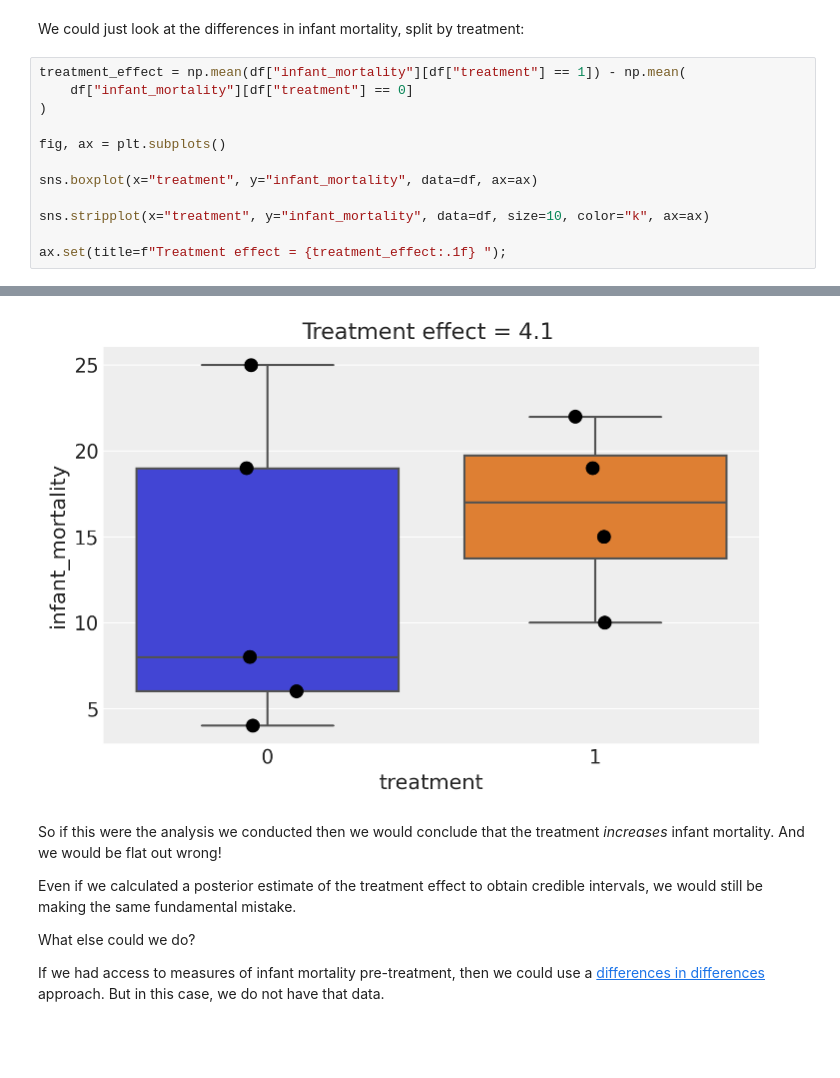
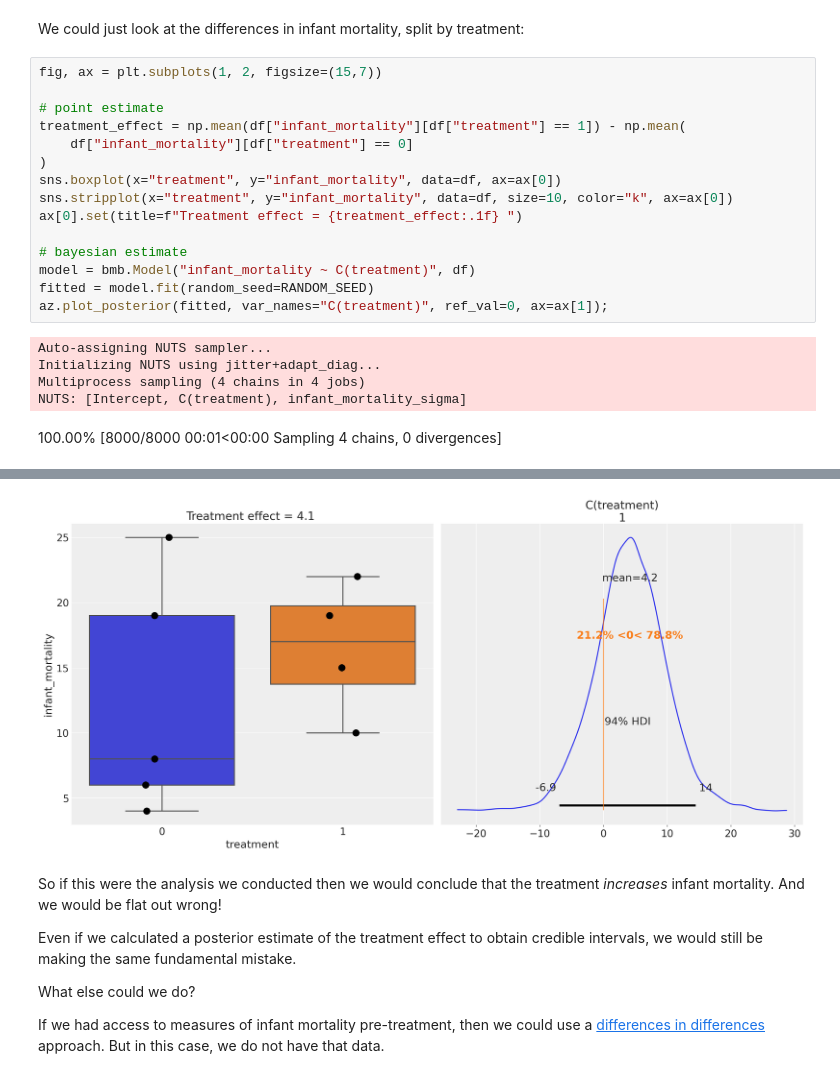
Before and after one commit to drbenvincent/pymc-examples, a Jupyter notebook: examples/causal_inference/propensity_scores.ipynb, the cells around one changed output, grey strips where cells are left out. Saved outputs shown, nothing was run; the diff lists cells and outputs as text; blank space fills up the shorter version.

Commit message:
add regression model to "control" for the confounders + add bambi

```diff
--- a/examples/causal_inference/propensity_scores.ipynb
+++ b/examples/causal_inference/propensity_scores.ipynb
@@ -85,15 +86,23 @@ pgm.render(dpi=200);
 # %% [markdown]
 We could just look at the differences in infant mortality, split by treatment:
 # %%
+fig, ax = plt.subplots(1, 2, figsize=(15,7))
+
+# point estimate
 treatment_effect = np.mean(df["infant_mortality"][df["treatment"] == 1]) - np.mean(
     df["infant_mortality"][df["treatment"] == 0]
 )
+sns.boxplot(x="treatment", y="infant_mortality", data=df, ax=ax[0])
+sns.stripplot(x="treatment", y="infant_mortality", data=df, size=10, color="k", ax=ax[0])
+ax[0].set(title=f"Treatment effect = {treatment_effect:.1f} ")
 
-fig, ax = plt.subplots()
-
-sns.boxplot(x="treatment", y="infant_mortality", data=df, ax=ax)
-
-sns.stripplot(x="treatment", y="infant_mortality", data=df, size=10, color="k", ax=ax)
-
-ax.set(title=f"Treatment effect = {treatment_effect:.1f} ");
+# bayesian estimate
+model = bmb.Model("infant_mortality ~ C(treatment)", df)
+fitted = model.fit(random_seed=RANDOM_SEED)
+az.plot_posterior(fitted, var_names="C(treatment)", ref_val=0, ax=ax[1]);
 # %% [output]
+Auto-assigning NUTS sampler...
+Initializing NUTS using jitter+adapt_diag...
+Multiprocess sampling (4 chains in 4 jobs)
+NUTS: [Intercept, C(treatment), infant_mortality_sigma]
+100.00% [8000/8000 00:01<00:00 Sampling 4 chains, 0 divergences]
@@ -100,4 +110,4 @@ ax.set(title=f"Treatment effect = {treatment_effect:.1f} ");
-[figure, old version]
+[figure, new version]
 # %% [markdown]
 So if this were the analysis we conducted then we would conclude that the treatment _increases_ infant mortality. And we would be flat out wrong!
 
```
Also changed, not shown: parts of 16 cells of this notebook.
